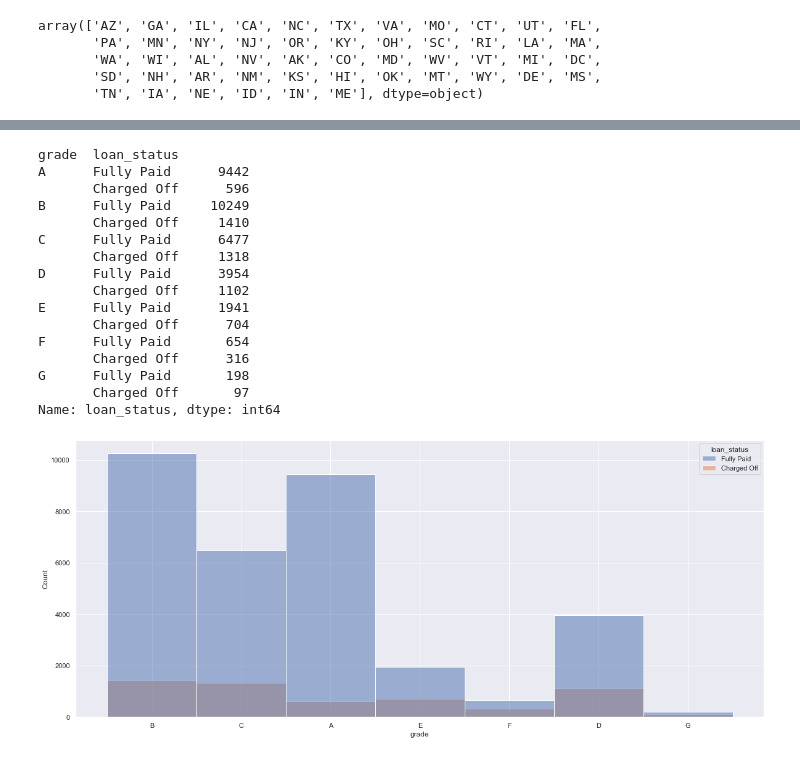
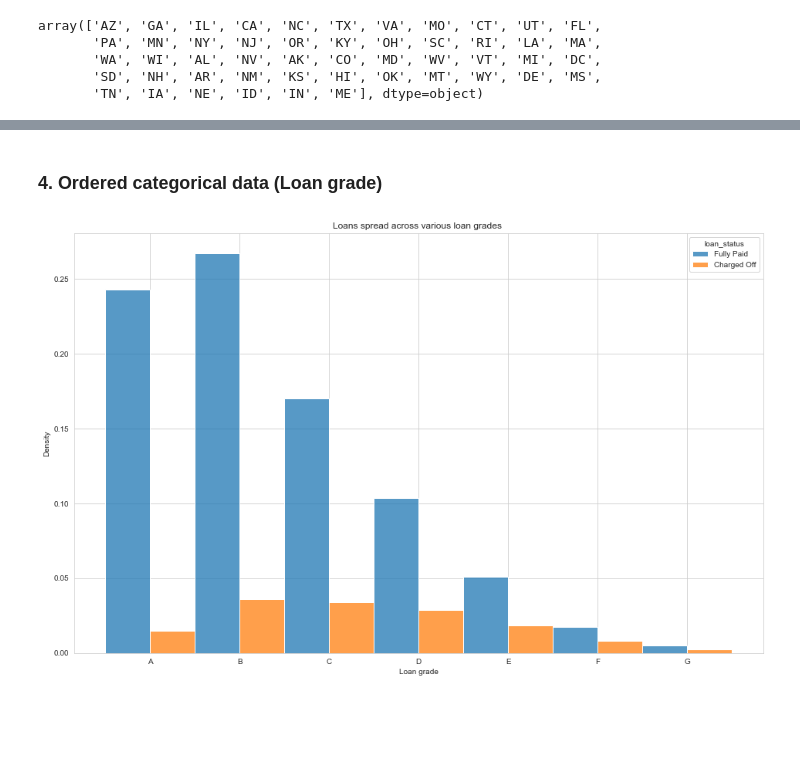
Before and after one commit to NavsGo/LendingClub_CaseStudy, a Jupyter notebook: CS-LendingClub.ipynb, the cells around one changed output, grey strips where cells are left out. Cells and saved outputs as stored; diff of their text form; code cells hidden in the pictures; blank space fills up the shorter version.

```diff
--- a/CS-LendingClub.ipynb
+++ b/CS-LendingClub.ipynb
@@ -778,2 +710,3 @@ Name: zip_code, Length: 822, dtype: int64
 # %%
-df1.info()
+# remove the field. let us limit the analysis to state level
+df1.drop('zip_code', axis =1, inplace = True)
@@ -804,4 +712,0 @@ consumer_attr_cols  =df.columns[]
-# %%
-sns.set_theme(rc={'figure.figsize':(20,8.27)})
-
-sns.heatmap(df1.corr())
@@ -821,0 +718,3 @@ sns.
+# %%
+# remove the field. let us limit the analysis to state level
+df1.drop(['out_prncp', 'out_prncp_inv'], axis =1, inplace = True)
@@ -821,0 +750,12 @@ sns.
+# %%
+plt.rcParams['figure.figsize'] = [16,10]
+sns.set_style("whitegrid")
+sns.displot(data =df1,  x = df1.issue_year,  stat="probability", multiple="dodge", hue = df1.loan_status, bins= 5)
+plt.title("Loans spread across years\n")
+plt.xlabel("Issue year")
+plt.xticks(df1.issue_year.unique())
+plt.ylabel("Density")
+plt.show()
+
+# INSIGHT:  The number of the loans(both paid and defaulted segments) increase steadily over the years
+#doesn't show any varied pattern in both segments over the years
@@ -827,20 +836,16 @@ sns.histplot(data = df1, x= df1.emp_length, hue = df1.loan_status, color= 'r')
+# %% [markdown]
+### 4. Ordered categorical data (Loan grade)
 # %%
-sns.histplot(data = df1, x= df1.grade, hue = df1.loan_status)
+xLabels = ['A', 'B', 'C', 'D', 'E', 'F', 'G']
+df2 = df1.copy()
+df2['grade'] = pd.Categorical(df1['grade'], categories=xLabels)
+sns.histplot(data =df2,  x = df2.grade,  stat="probability", multiple="dodge", hue = df2.loan_status)
+plt.title("Loans spread across various loan grades ")
+plt.xlabel("Loan grade")
+plt.ylabel("Density")
+plt.show()
+
+## INSIGHT: shows most number of loans(both paid and defaulted segments) fall in good grades A &B. number of loans issued reduce rapidly as grade goes down
+##doesn't show any varied pattern in both segments over the years
 # %% [output]
-grade  loan_status
-A      Fully Paid      9442
-       Charged Off      596
-B      Fully Paid     10249
-       Charged Off     1410
-C      Fully Paid      6477
-       Charged Off     1318
-D      Fully Paid      3954
-       Charged Off     1102
-E      Fully Paid      1941
-       Charged Off      704
-F      Fully Paid       654
-       Charged Off      316
-G      Fully Paid       198
-       Charged Off       97
-Name: loan_status, dtype: int64
-[figure, old version]
+[figure, new version]
```
Also changed, not shown: parts of 129 cells of this notebook.
